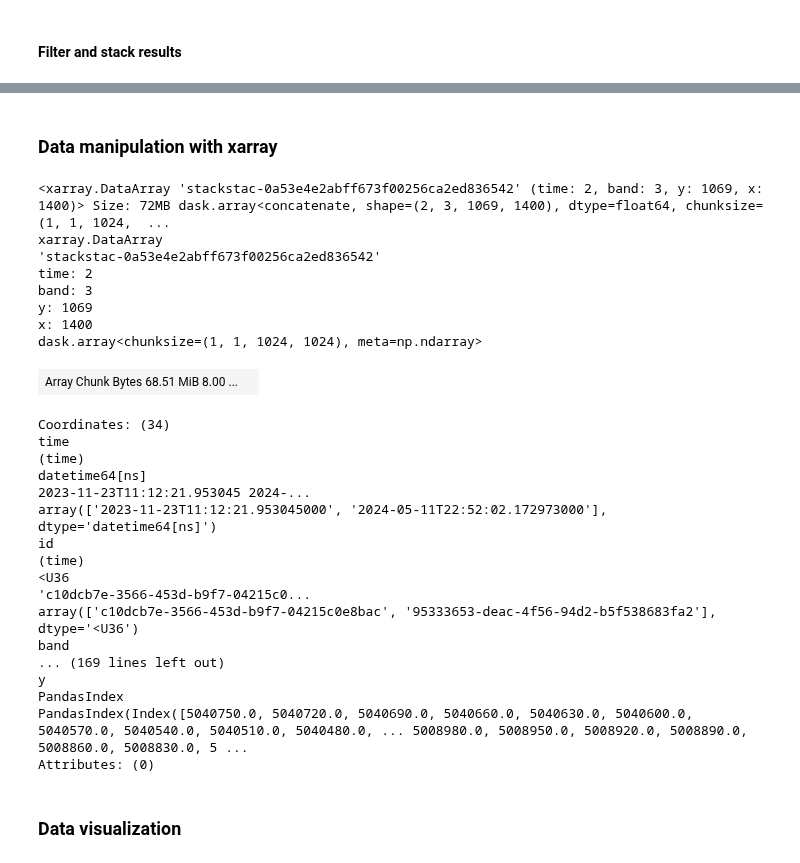
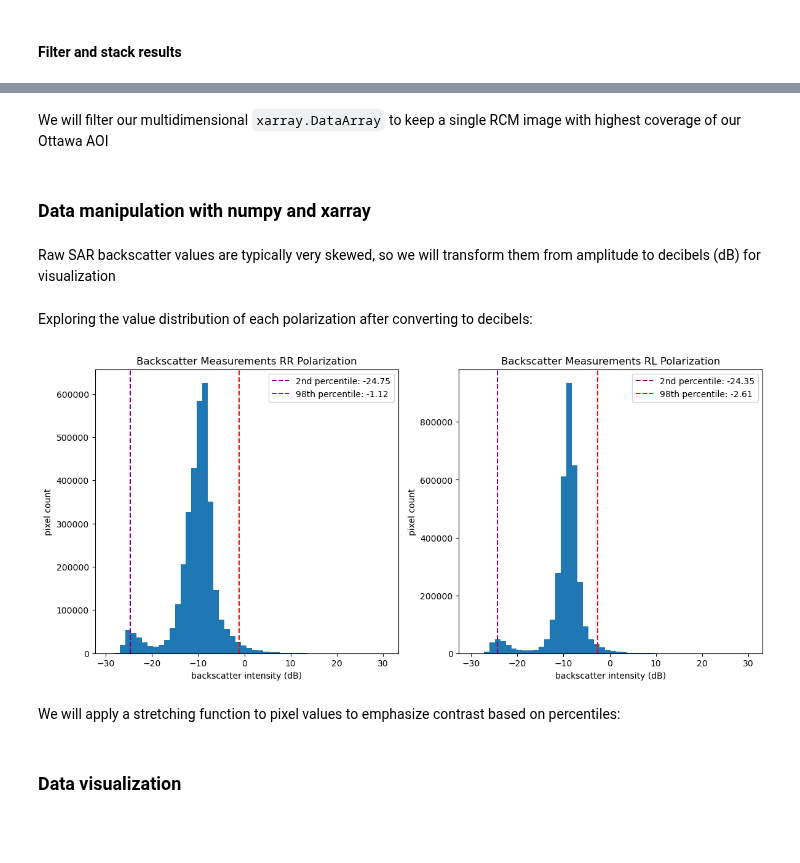
Before and after one commit to eodms-sgdot/rcm-ard-stac-examples, a Jupyter notebook: examples/rcm_ard_stac_example.ipynb, the cells around one changed output, grey strips where cells are left out. Saved outputs shown, nothing was run; the diff lists cells and outputs as text; code cells hidden in the pictures; blank space fills up the shorter version.

```diff
--- a/examples/rcm_ard_stac_example.ipynb
+++ b/examples/rcm_ard_stac_example.ipynb
@@ -141,0 +243,3 @@ resolution :
+# %%
+coverage_table = aoi_coverage_table(aoi_gdf, stack, 'rr')
+coverage_table
@@ -142,43 +264,37 @@ resolution :
+# %% [markdown]
+We will filter our multidimensional `xarray.DataArray` to keep a single RCM image with highest coverage of our Ottawa AOI
+# %%
+order_key = coverage_table.iloc[0,0]
+stack_filtered = stack[stack.coords['order_key'] == order_key][0,:,:]  # drop now-redundant time dimension
 # %% [markdown]
-### Data manipulation with xarray
+### Data manipulation with numpy and xarray
+# %% [markdown]
+Raw SAR backscatter values are typically very skewed, so we will transform them from amplitude to decibels (dB) for visualization
 # %%
-# Convert raster intensity values to decibels (dB)
-stack_db = 10 * np.log10(stack)
+stack_db = 10 * np.log10(stack_filtered)
+stack_db = stack_db.assign_attrs(stack_filtered.attrs)  # rasterio attributes aren't always copied on arithmatic with xarray
+stack_db.attrs['long_name'] = 'backscatter (dB)'
-# %%
-# Calculate RR / (RR + RL) as new band for visualization and add to array
-rr, rl = stack.sel(band='RR'), stack.sel(band='RL')
-rr_rl = rr / (rr + rl)
-rr_rl_exp = rr_rl.expand_dims(dim='band', axis=1)
-rr_rl_exp.coords['band'] = ['RR / (RR + RL)']
-rr_rl_exp = rr_rl_exp.assign_coords(
-    title=('band', ['Backscatter Measurements RR / (RR + RL) Polarizations']))
-
-stack_mod = xr.concat([stack_db, rr_rl_exp], dim='band')
-stack_mod
-# %% [output]
-<xarray.DataArray 'stackstac-0a53e4e2abff673f00256ca2ed836542' (time: 2, band: 3, y: 1069, x: 1400)> Size: 72MB dask.array<concatenate, shape=(2, 3, 1069, 1400), dtype=float64, chunksize=(1, 1, 1024,  ...
-xarray.DataArray
-'stackstac-0a53e4e2abff673f00256ca2ed836542'
-time: 2
-band: 3
-y: 1069
-x: 1400
-dask.array<chunksize=(1, 1, 1024, 1024), meta=np.ndarray>
-| Array Chunk Bytes 68.51 MiB 8.00 ... |  |
-Coordinates: (34)
-time
-(time)
-datetime64[ns]
-2023-11-23T11:12:21.953045 2024-...
-array(['2023-11-23T11:12:21.953045000', '2024-05-11T22:52:02.172973000'], dtype='datetime64[ns]')
-id
-(time)
-<U36
-'c10dcb7e-3566-453d-b9f7-04215c0...
-array(['c10dcb7e-3566-453d-b9f7-04215c0e8bac', '95333653-deac-4f56-94d2-b5f538683fa2'], dtype='<U36')
-band
-... (169 lines left out)
-y
-PandasIndex
-PandasIndex(Index([5040750.0, 5040720.0, 5040690.0, 5040660.0, 5040630.0, 5040600.0, 5040570.0, 5040540.0, 5040510.0, 5040480.0, ... 5008980.0, 5008950.0, 5008920.0, 5008890.0, 5008860.0, 5008830.0, 5 ...
-Attributes: (0)
+# %% [markdown]
+Exploring the value distribution of each polarization after converting to decibels:
+# %%
+def histogram_with_percentiles(rds, lower=2, upper=98):
+    fig, axes = plt.subplots(ncols=rds.shape[0], figsize=(14, 6))
+    for i, ax in enumerate(axes):
+        # Plot basic histogram of values
+        b = rds.isel(band=i)
+        b.plot.hist(bins=50, ax=ax)
+        band_name = str(rds.coords['title'][i].values)
+        ax.set(title=band_name, xlabel='backscatter intensity (dB)', ylabel='pixel count')
+
+        # Mark specified percentiles on plot
+        pct_low = np.percentile(b.values, lower)
+        pct_high = np.percentile(b.values, upper)
+        ax.axvline(x=pct_low, color='purple', linestyle='--', label=f'{str(lower)}nd percentile: {str(round(pct_low, 2))}')
+        ax.axvline(x=pct_high, color='red', linestyle='--', label=f'{str(upper)}th percentile: {str(round(pct_high, 2))}')
+        ax.legend()
+# %%
+histogram_with_percentiles(stack_db)
+# %% [output]
+[figure, added]
+# %% [markdown]
+We will apply a stretching function to pixel values to emphasize contrast based on percentiles:
```
Also changed, not shown: parts of 28 cells of this notebook.
